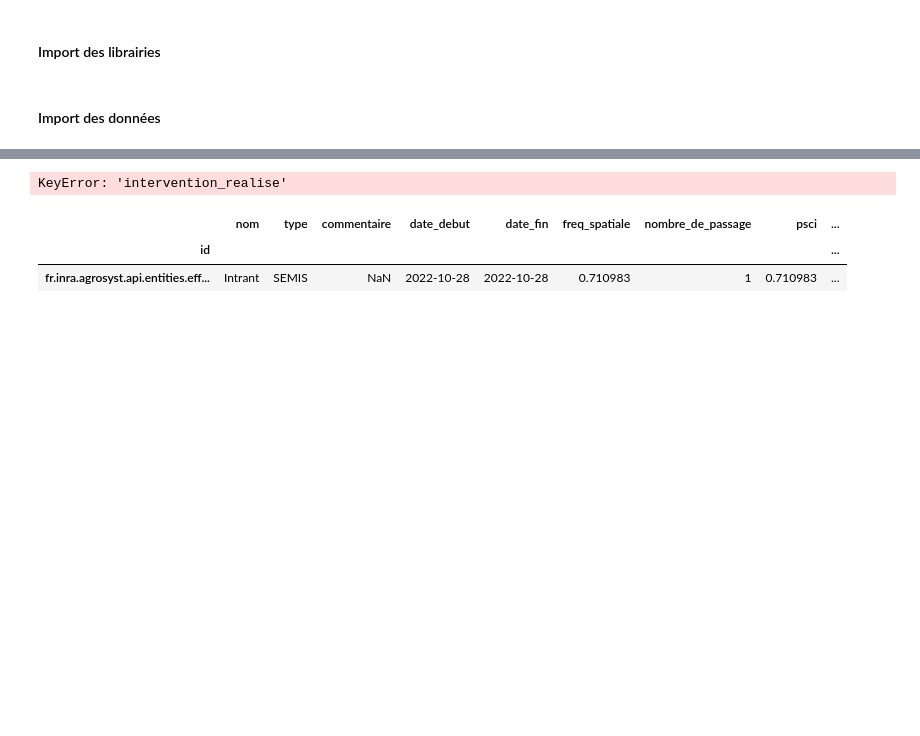
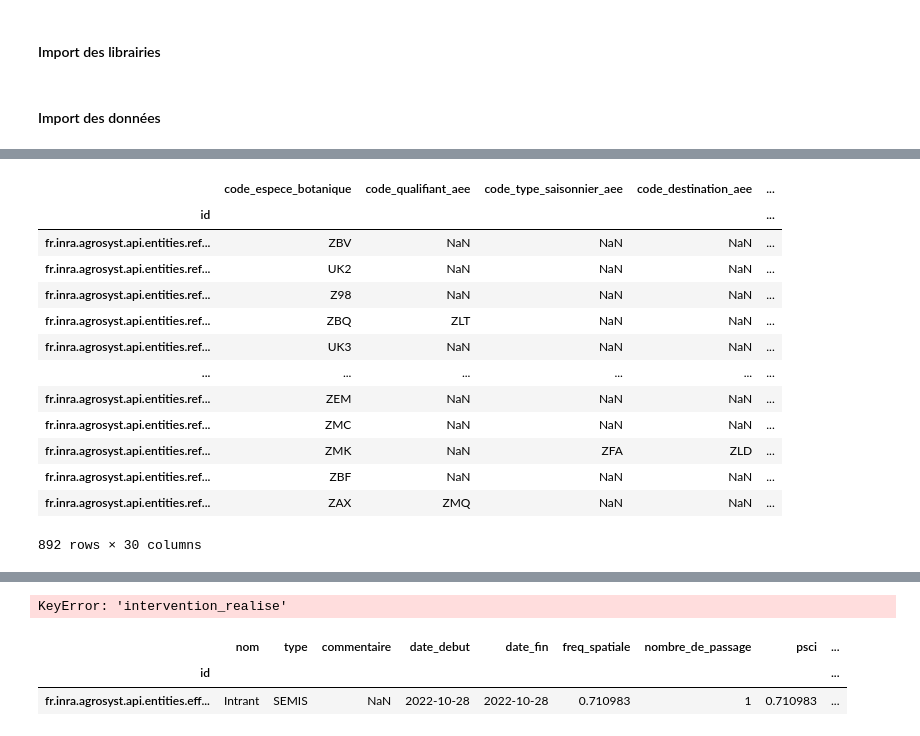
Before and after one commit to beren2/catalogue_script_agrosyst, a Jupyter notebook: 04_prise_en_main/divers.ipynb, the cells around one changed output, grey strips where cells are left out. Saved outputs shown, nothing was run; the diff lists cells and outputs as text; code cells hidden in the pictures; blank space fills up the shorter version.

```diff
--- a/04_prise_en_main/divers.ipynb
+++ b/04_prise_en_main/divers.ipynb
@@ -9,8 +9,6 @@ path_file = '~/Bureau/exports/20241112/AGS_20241112_exports_agronomes_-archive/A
 
 ENTREPOT_PATH = '~/Bureau/utils/data/'
 df = {}
-# %%
-df['assolees_synthetisees'] = pd.read_csv(path_file, sep = '@')
 # %% [markdown]
 #### Import des données
 # %%
@@ -43,0 +57,17 @@ import_dfs(tables_without_id, ENTREPOT_PATH, sep = ',', verbose=False)
+# %%
+df['espece']
+# %% [output]
+|  | code_espece_botanique | code_qualifiant_aee | code_type_saisonnier_aee | code_destination_aee | ... |
+| id |  |  |  |  | ... |
+| fr.inra.agrosyst.api.entities.ref... | ZBV | NaN | NaN | NaN | ... |
+| fr.inra.agrosyst.api.entities.ref... | UK2 | NaN | NaN | NaN | ... |
+| fr.inra.agrosyst.api.entities.ref... | Z98 | NaN | NaN | NaN | ... |
+| fr.inra.agrosyst.api.entities.ref... | ZBQ | ZLT | NaN | NaN | ... |
+| fr.inra.agrosyst.api.entities.ref... | UK3 | NaN | NaN | NaN | ... |
+| ... | ... | ... | ... | ... | ... |
+| fr.inra.agrosyst.api.entities.ref... | ZEM | NaN | NaN | NaN | ... |
+| fr.inra.agrosyst.api.entities.ref... | ZMC | NaN | NaN | NaN | ... |
+| fr.inra.agrosyst.api.entities.ref... | ZMK | NaN | ZFA | ZLD | ... |
+| fr.inra.agrosyst.api.entities.ref... | ZBF | NaN | NaN | NaN | ... |
+| fr.inra.agrosyst.api.entities.ref... | ZAX | ZMQ | NaN | NaN | ... |
+892 rows × 30 columns
```
Also changed, not shown: parts of 4 cells of this notebook, 2 other files.
